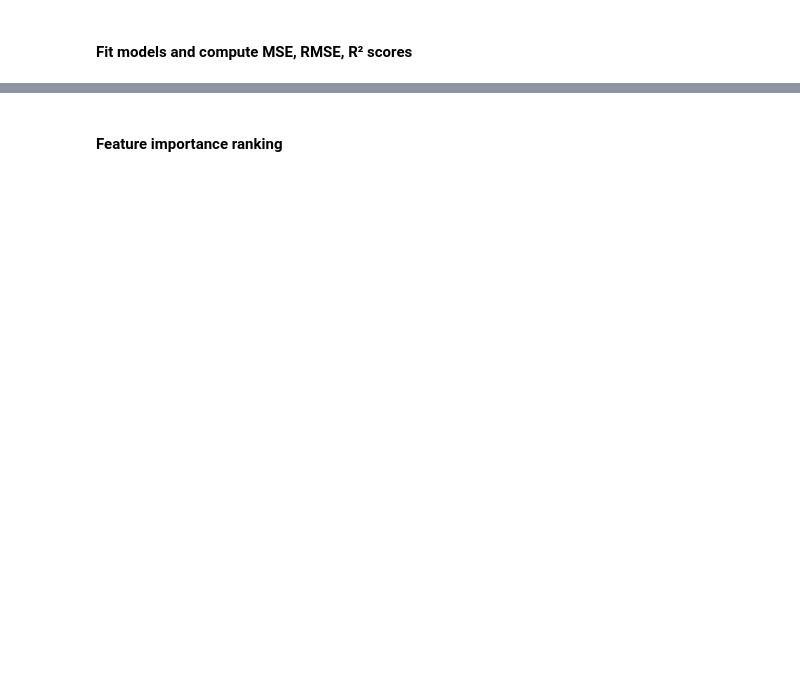
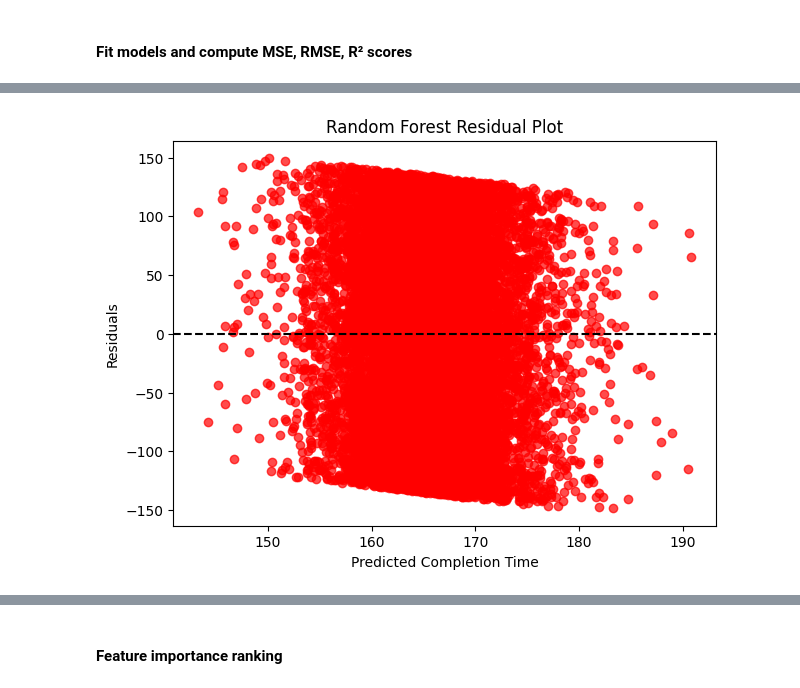
Before and after one commit to CanoniCarLTD/Canonicar_DS, a Jupyter notebook: Canonicar_DS.ipynb, the cells around one changed output, grey strips where cells are left out. Cells and saved outputs as stored; diff of their text form; code cells hidden in the pictures; blank space fills up the shorter version.

```diff
--- a/Canonicar_DS.ipynb
+++ b/Canonicar_DS.ipynb
@@ -41,2 +244,6 @@
 # %% [markdown]
 #### Fit models and compute MSE, RMSE, R² scores
+# %%
+rf_regressor = RandomForestRegressor(n_estimators=100, max_depth=15, min_samples_split=10, random_state=42, n_jobs=-1)
+rf_regressor.fit(X_train_scaled, y_train)
+y_pred_rf = rf_regressor.predict(X_test_scaled)
@@ -44,0 +260,12 @@
+# %%
+residuals_rf = y_test - y_pred_rf
+
+plt.figure(figsize=(7,5))
+plt.scatter(y_pred_rf, residuals_rf, alpha=0.7, color="red")
+plt.axhline(y=0, color="black", linestyle="--")
+plt.xlabel("Predicted Completion Time")
+plt.ylabel("Residuals")
+plt.title("Random Forest Residual Plot")
+plt.show()
+# %% [output]
+[figure, added]
```
Also changed, not shown: parts of 70 cells of this notebook.
